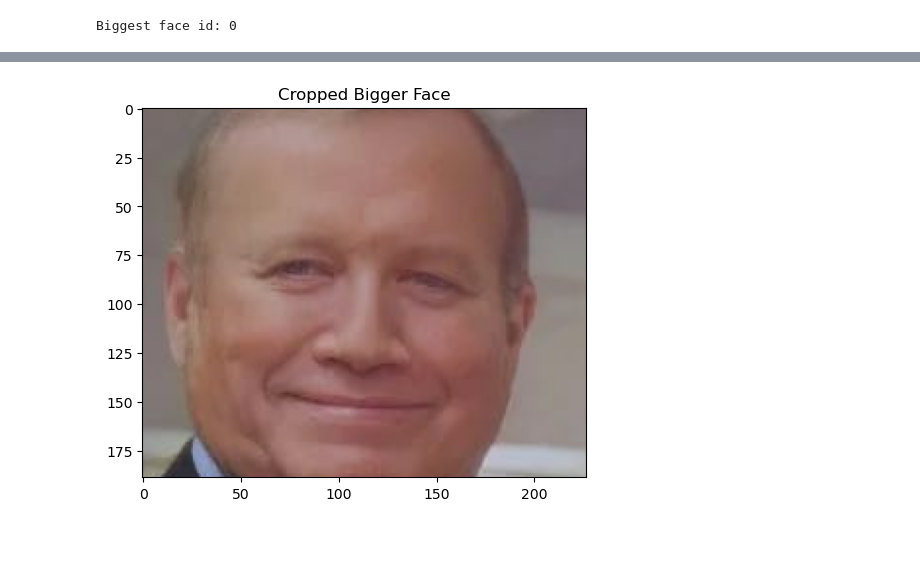
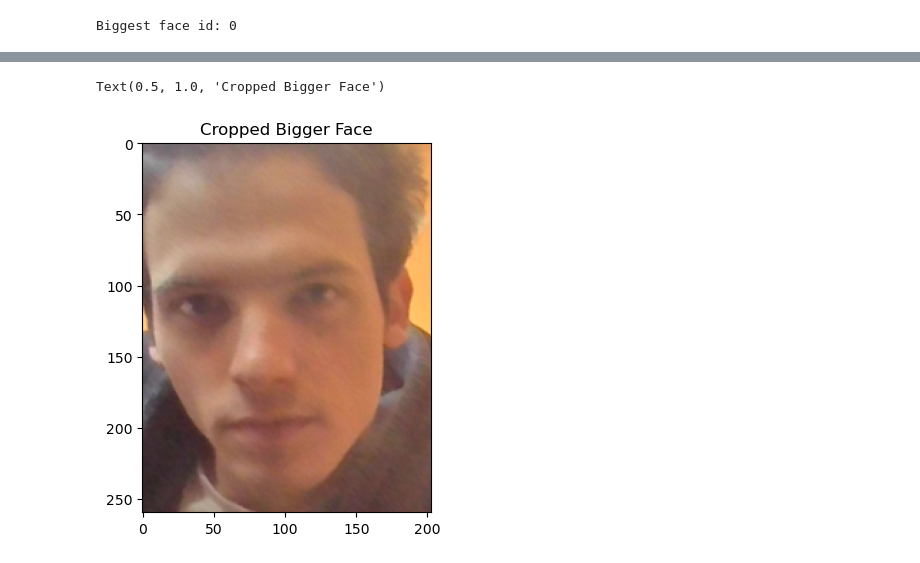
Before and after one commit to TytanMikJas/FaceRecognitionPipeline, a Jupyter notebook: notebooks/phase_1.ipynb, the cells around one changed output, grey strips where cells are left out. Cells and saved outputs as stored; diff of their text form; code cells hidden in the pictures.

Commit message:
refactor and reseting angle flow

```diff
--- a/notebooks/phase_1.ipynb
+++ b/notebooks/phase_1.ipynb
@@ -9,8 +8,8 @@ from utils.phase_1 import *
 BLAZE_FACE_PATH = './../utils/libs/BlazeFace/'
 # %%
 ## Select taking a photo or using a sample image
-# original_img = take_photo()
-original_img = cv2.imread('../assets/the-office-handshake.jpg')
+original_img = take_photo()
+#original_img = cv2.imread('../assets/the-office-handshake.jpg')
 
 original_img = reverse_channels(original_img)
 downsized_img = downsize_img(original_img, (128, 128))
@@ -47,0 +52,5 @@ Biggest face id: 0
+# %%
+rotated_img = reset_face_angle(original_img, detections[biggest_face_idx])
+plt.imshow(rotated_img)
+plt.title("Rotated Bigger Face around their right eye")
+plt.show()
@@ -47,0 +59,5 @@ Biggest face id: 0
+# %%
+downsized_img = downsize_img(rotated_img, (128, 128))
+detections = model.predict_on_image(downsized_img)
+
+plot_detections(rotated_img, detections)
@@ -48,14 +67,11 @@ Biggest face id: 0
 # %%
-rotated_img = original_img # TODO: reset_face_angle()
-
 cropped_face = crop_face_from_img(
-  img=rotated_img,
-  detections=detections[biggest_face_idx],
-  margin=Margin("30%", 30, 15, -20)
+ img=rotated_img,
+ detections=detections[biggest_face_idx],
+ margin=Margin("30%", 30, 15, 0)
 )
-
 plt.imshow(cropped_face)
 plt.title("Cropped Bigger Face")
-plt.show()
 # %% [output]
+Text(0.5, 1.0, 'Cropped Bigger Face')
-[figure, old version]
+[figure, new version]
```
Also changed, not shown: parts of 9 cells of this notebook, 3 other files.
